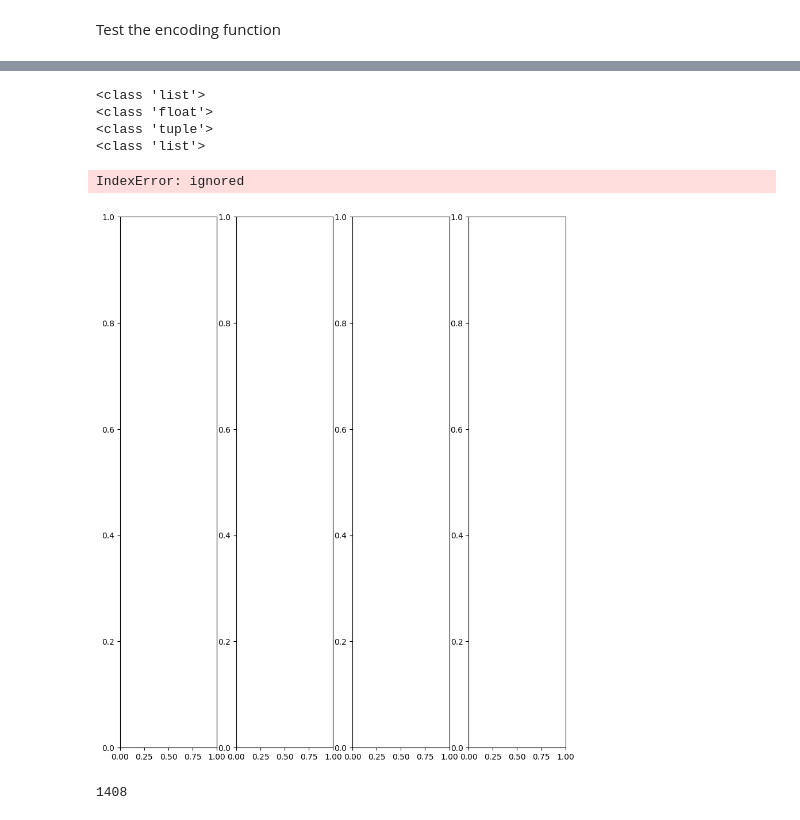
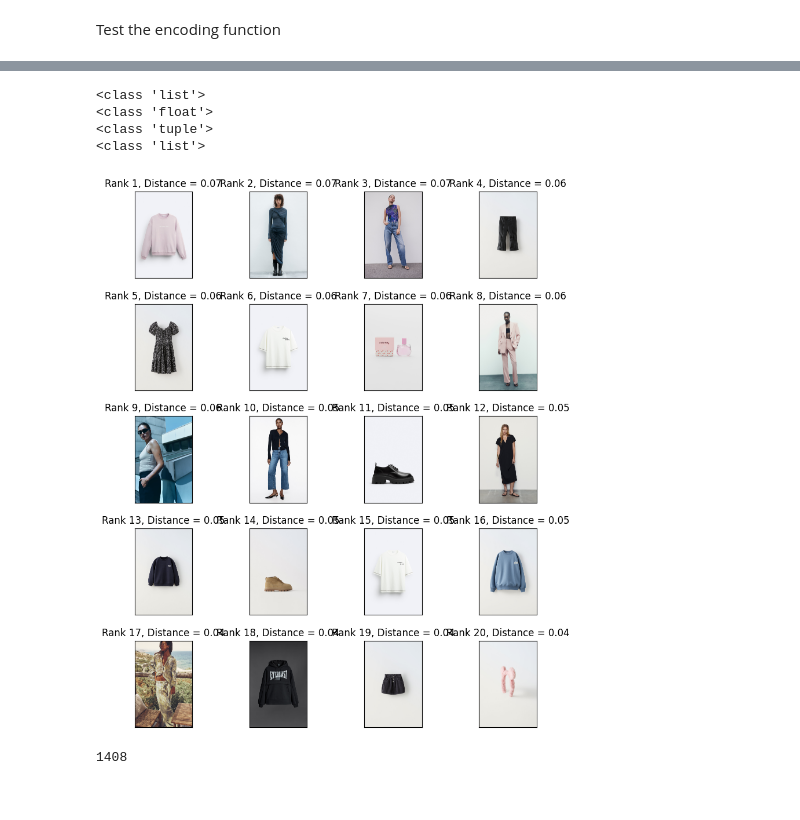
Before and after one commit to jairorodriguezarias/matching_engine_create_multimodal_embeddings, a Jupyter notebook: vector_search.ipynb, the cells around one changed output, grey strips where cells are left out. Cells and saved outputs as stored; diff of their text form; code cells hidden in the pictures.

```diff
--- a/vector_search.ipynb
+++ b/vector_search.ipynb
@@ -82,7 +82,10 @@ Operation completed over 9 objects/5.6 MiB.
 # %%
-image_directory = "/content/images"
+image_directory = "/content"
 # %% [markdown]
 # Cloud Vision Embeddings
 # %%
 import os
+# %%
+import glob
+image_names = glob.glob('images/*.jpg')
 # %%
@@ -367,7 +374,7 @@ from io import BytesIO
 import matplotlib.pyplot as plt
 from PIL import Image
 
-text_query = "Birds in flight"
+text_query = "jacket blue"
 
 # Calculate text embedding of query
 text_embedding = encode_texts_to_embeddings(text=[text_query])[0]
@@ -403,35 +410,34 @@ fig, axs = plt.subplots(nrows=num_rows, ncols=num_cols, figsize=(10, 12))
 for i, (image_path, distance) in enumerate(sorted_data):
     # Calculate the row and column index for the current image
     row_idx = i // num_cols
     col_idx = i % num_cols
 
     # Check if image_path is a remote URL
     if image_path.startswith("http://") or image_path.startswith("https://"):
         response = requests.get(image_path)
         image = Image.open(BytesIO(response.content))
     else:
         image = Image.open(image_path)
 
     # Display the image in the current subplot
     axs[row_idx, col_idx].imshow(image, cmap="gray")
 
     # Set the title of the subplot to the image index and score
     axs[row_idx, col_idx].set_title(f"Rank {i+1}, Distance = {distance:.2f}")
 
     # Remove ticks from the subplot
     axs[row_idx, col_idx].set_xticks([])
     axs[row_idx, col_idx].set_yticks([])
 
 # Adjust the spacing between subplots and display the plot
 plt.subplots_adjust(hspace=0.3, wspace=0.1)
 plt.show()
 # %% [output]
 <class 'list'>
 <class 'float'>
 <class 'tuple'>
 <class 'list'>
-IndexError: ignored
-[figure, old version]
+[figure, new version]
 # %%
 DIMENSIONS = len(text_embedding)
 
```
Also changed, not shown: parts of 23 cells of this notebook.
